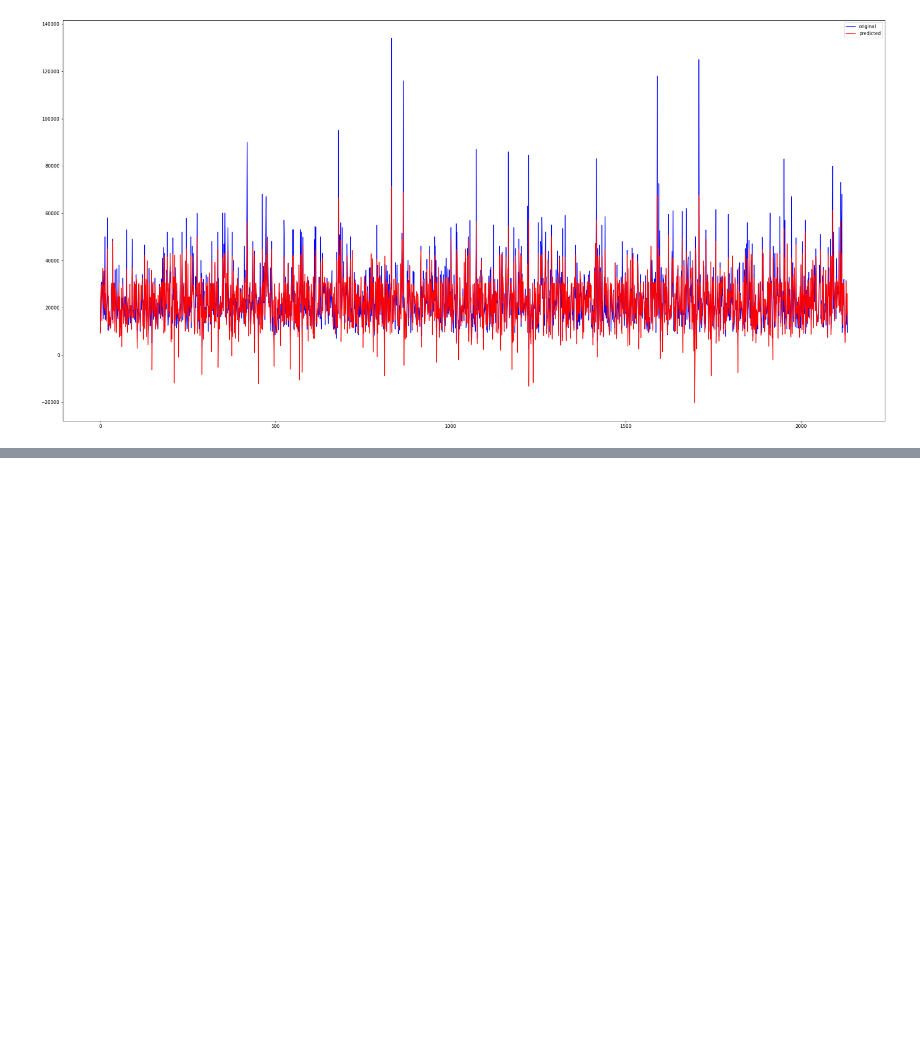
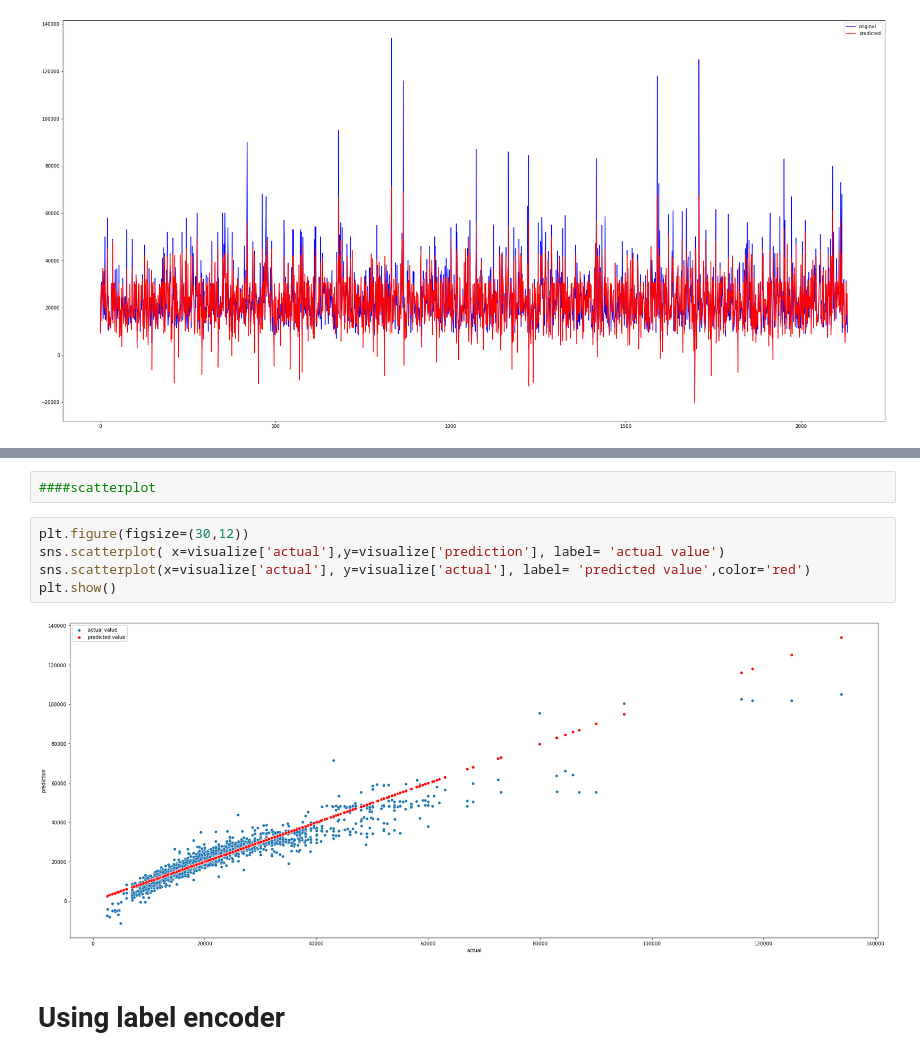
Before and after one commit to afsanamimii/audi_used_car_ML, a Jupyter notebook: audi_used_car_ML.ipynb, the cells around one changed output, grey strips where cells are left out. Drawn from its saved outputs; the diff is of its cells as text; blank space fills up the shorter version.

```diff
--- a/audi_used_car_ML.ipynb
+++ b/audi_used_car_ML.ipynb
@@ -168,0 +458,11 @@ R-Squared: 0.7557193921157271
+# %%
+####scatterplot
+# %%
+plt.figure(figsize=(30,12))
+sns.scatterplot( x=visualize['actual'],y=visualize['prediction'], label= 'actual value')
+sns.scatterplot(x=visualize['actual'], y=visualize['actual'], label= 'predicted value',color='red')
+plt.show()
+# %% [output]
+[figure, added]
+# %% [markdown]
+#                          Using label encoder
```
Also changed, not shown: parts of 63 cells of this notebook.
